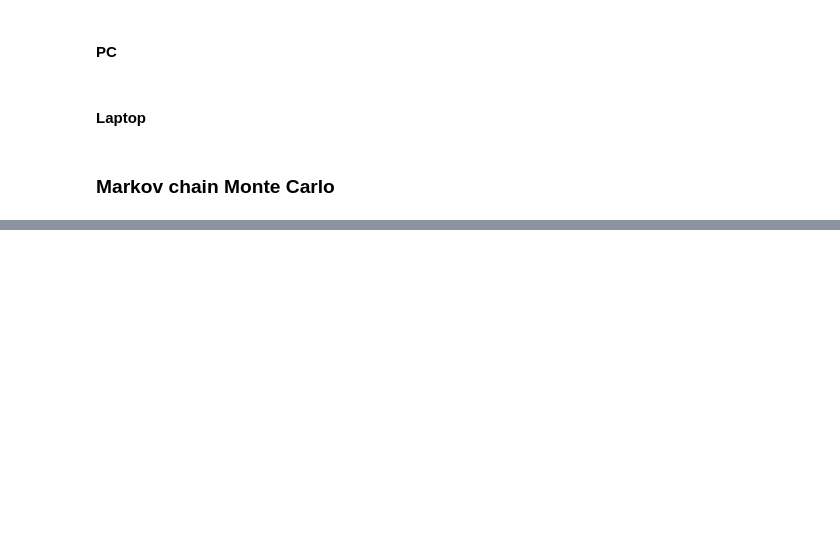
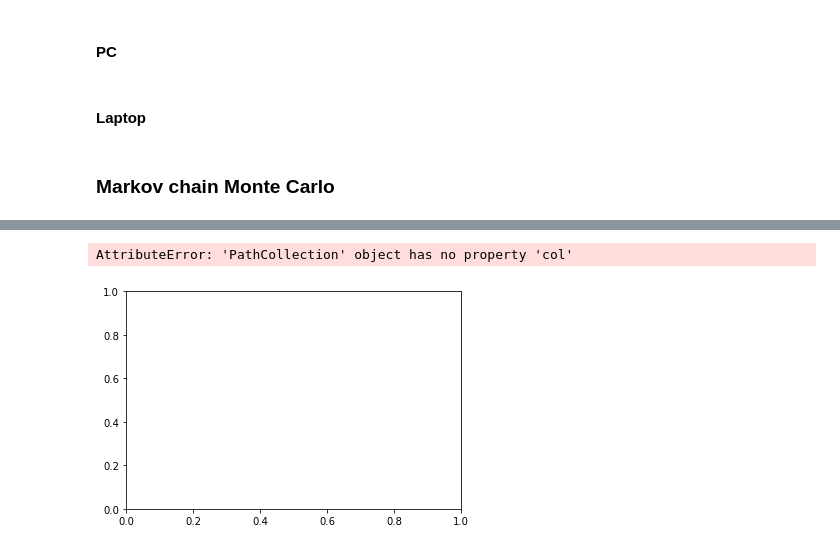
Before and after one commit to mariaromerocol/monte_carlos, a Jupyter notebook: test.ipynb, the cells around one changed output, grey strips where cells are left out. Cells and saved outputs as stored; diff of their text form; code cells hidden in the pictures; blank space fills up the shorter version.

```diff
--- a/test.ipynb
+++ b/test.ipynb
@@ -134,0 +243,6 @@ for i in range(num_simulations):
+# %%
+sns.scatterplot(data=data_plot, x="mag_observation", col="e_mag_model", row="", hue="e_mag_model",
+                binwidth=2, height=1)
+# %% [output]
+AttributeError: 'PathCollection' object has no property 'col'
+[figure, added]
```
Also changed, not shown: parts of 14 cells of this notebook.
